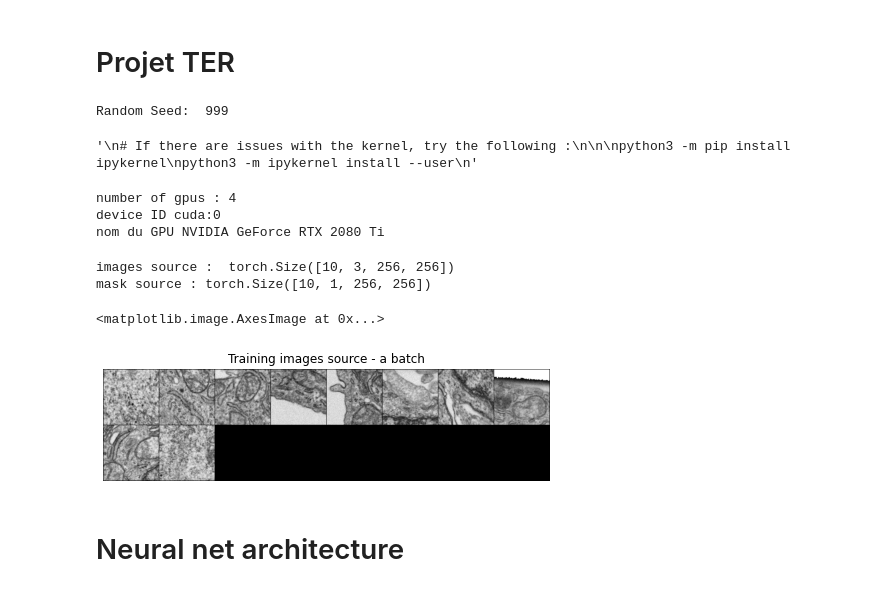
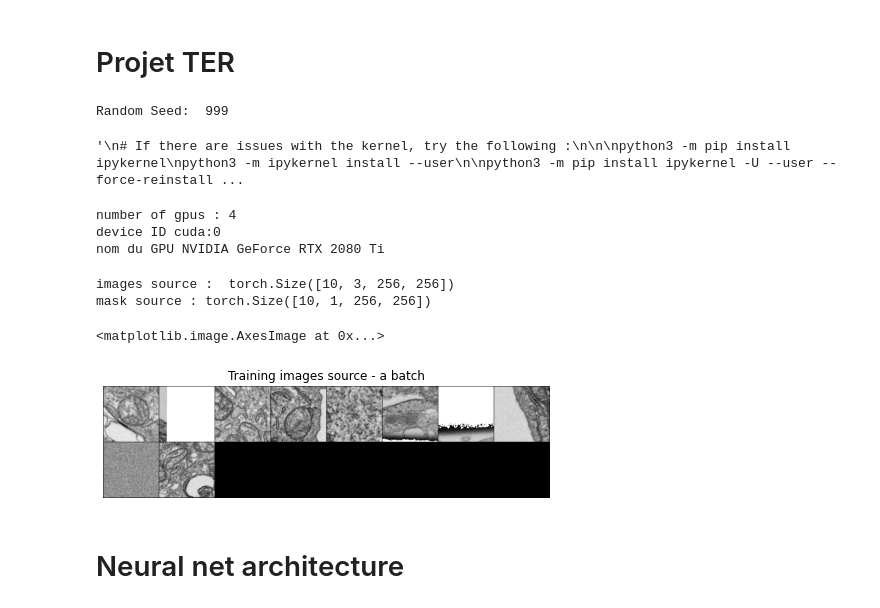
Before and after one commit to JonasMht/TER_CNN_Compression, a Jupyter notebook: Distilling/Segmentation.ipynb, the cells around one changed output. Saved outputs shown, nothing was run; the diff lists cells and outputs as text; code cells hidden in the pictures.

```diff
--- a/Distilling/Segmentation.ipynb
+++ b/Distilling/Segmentation.ipynb
@@ -74,10 +74,14 @@ torch.manual_seed(manualSeed)
 
 python3 -m pip install ipykernel
 python3 -m ipykernel install --user
+
+python3 -m pip install ipykernel -U --user --force-reinstall
+
+python3.6 -m pip install torchvision
 """
 # %% [output]
 Random Seed:  999
-'\n# If there are issues with the kernel, try the following :\n\n\npython3 -m pip install ipykernel\npython3 -m ipykernel install --user\n'
+'\n# If there are issues with the kernel, try the following :\n\n\npython3 -m pip install ipykernel\npython3 -m ipykernel install --user\n\npython3 -m pip install ipykernel -U --user --force-reinstall ...
 # %%
 def load_model(model, path=""):
 	if len(path)>0:
@@ -153,14 +157,15 @@ heure = str(datetime.now()).split(' ')[1].split('.')[0]
 # au format demandé par le dataloader
 
 # Leave empty if you want to use the default name or load a previous session
-session_name = ""
+session_name = "IGBMC_I3_DISTILLATION_V3"
 
 if len(session_name) == 0:
 	session_name = "IGBMC_I3"+"_"+str(date)+"_"+str(heure)
 
 
 dataset_folder = "/home/mehtali/TER_CNN_Compression/Data/training-data/data/IGBMC_I3_diversifie/patches/"
-train_list = dataset_folder+"train_10000_i3.txt"
+train_list = dataset_folder+"train_4000_i3.txt"
+teacher_train_list = dataset_folder+"train_10000_i3.txt"
 test_list = dataset_folder+"test_5000-7500_i3.txt"
 validate_list = dataset_folder+"test_1000.txt"
 
@@ -198,8 +203,9 @@ batch_save_interval = 2
 # some net variable
 amp = False
 
-save_path =  "../Data/Saves/" + session_name
-model_save_path = save_path+"/newtork_weigths/"
+save_path =  "../Data/Saves/" + session_name+"/"
+model_path = save_path+"newtork_weigths/"
+log_path = save_path+"logs/"
 
 if not os.path.exists("../Data"):
 	os.mkdir("../Data")
@@ -209,11 +215,11 @@ if not os.path.exists("../Data/Saves" ):
 # We create this folder (only if it doesn't exists) to save weights of the training at some keys epoch
 if not os.path.exists(save_path):
 	os.mkdir(save_path)
-	os.mkdir(save_path+"/loss-dice_listes")
-	os.mkdir(save_path+"/newtork_weigths")
-	os.mkdir(save_path+"/training_monitoring")
+	os.mkdir(model_path)
+	os.mkdir(log_path)
 
-log_file = open(save_path+"/log+"+"_"+date+"_"+heure+".txt", "w")
+
+log_file = open(log_path+"log.txt", "w")
 
 log_file.write("dataset_folder :"+dataset_folder+"\n")
 log_file.write("batch_size="+str(batch_size)+"\n")
@@ -263,9 +269,16 @@ tfs = transforms.Compose(geometric_augs)
 # Importation des images et masques de i3
 train_dataset = SegmentationDataSet(root=dataset_folder,
 							  list_path=train_list,
-							  #transform_img=make_tfs(
-								#  geometric_augs + color_augs),
-							  #transform_label=make_tfs(geometric_augs)
+							  transform_img=make_tfs(
+								  geometric_augs + color_augs),
+							  transform_label=make_tfs(geometric_augs)
+							  )
+
+teacher_train_dataset = SegmentationDataSet(root=dataset_folder,
+							  list_path=teacher_train_list,
+							  transform_img=make_tfs(
+								  geometric_augs + color_augs),
+							  transform_label=make_tfs(geometric_augs)
 							  )
 
 # Not a good idea to augment the test data
@@ -280,39 +293,44 @@ validate_dataset = SegmentationDataSet(root=dataset_folder,
 
 
 train_dataloader = torch.utils.data.DataLoader(train_dataset,
+											   batch_size=batch_size,
+											   shuffle=True,
+											   num_workers=workers)
+
+teacher_train_dataloader= torch.utils.data.DataLoader(teacher_train_dataset,
 											   batch_size=batch_size,
 											   shuffle=True,
 											   num_workers=workers)
 
 test_dataloader = torch.utils.data.DataLoader(test_dataset,
 											  batch_size=batch_size,
 											  shuffle=True,
 											  num_workers=workers)
 
 validation_dataloader = torch.utils.data.DataLoader(validate_dataset,
 											  batch_size=batch_size,
 											  shuffle=True,
 											  num_workers=workers)
 
 
 batch = next(iter(train_dataloader))
 
 # On affiche quelques exemple du batch pour vérifier qu'on a bien importé les données
 print("images source : ", batch[0].shape)
 print("mask source :", batch[1].shape)
 
 
 
 plt.figure(figsize=(8, 8))
 plt.axis("off")
 plt.title("Training images source - a batch")
 plt.imshow(np.transpose(vutils.make_grid(batch[0].to(
 	device)[:64], padding=2, normalize=True).cpu(), (1, 2, 0)))
 # %% [output]
 images source :  torch.Size([10, 3, 256, 256])
 mask source : torch.Size([10, 1, 256, 256])
 <matplotlib.image.AxesImage at 0x...>
-[figure, old version]
+[figure, new version]
 # %% [markdown]
 # Neural net architecture
 # %% [markdown]
```
Also changed, not shown: parts of 8 cells of this notebook, 1 other file.
